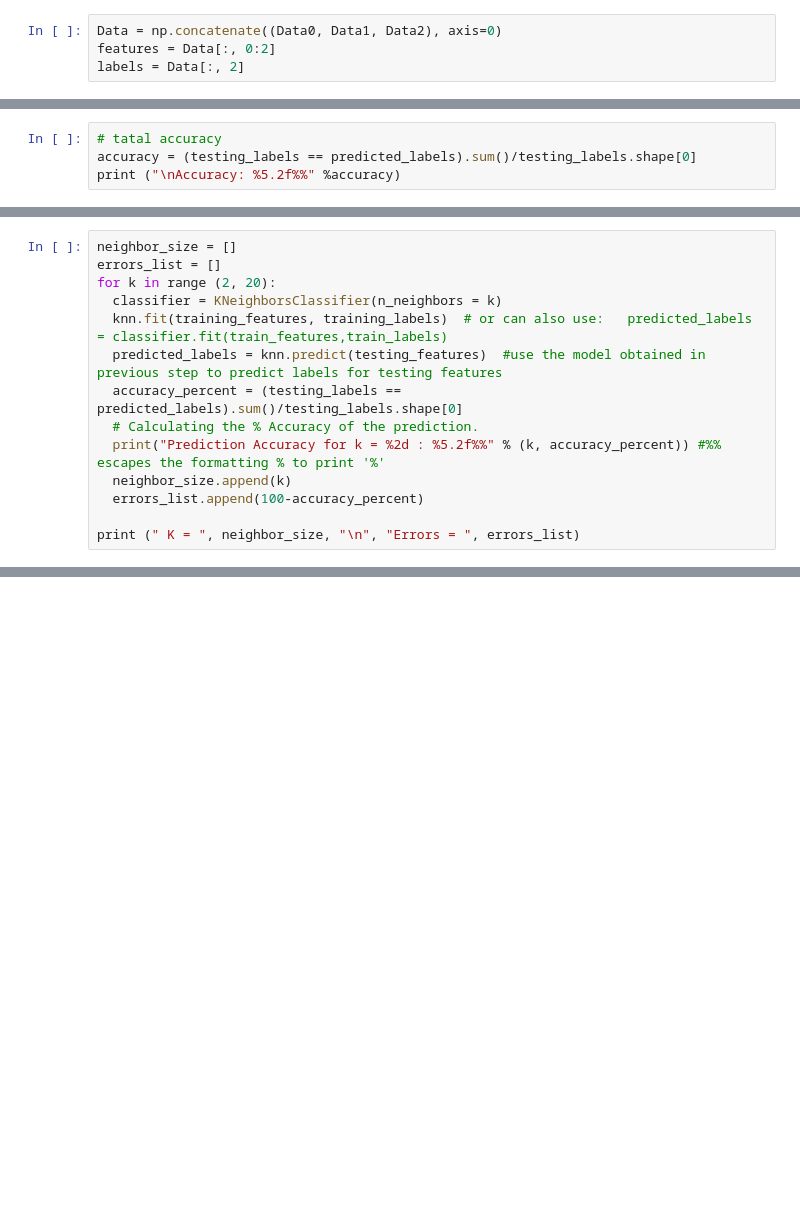
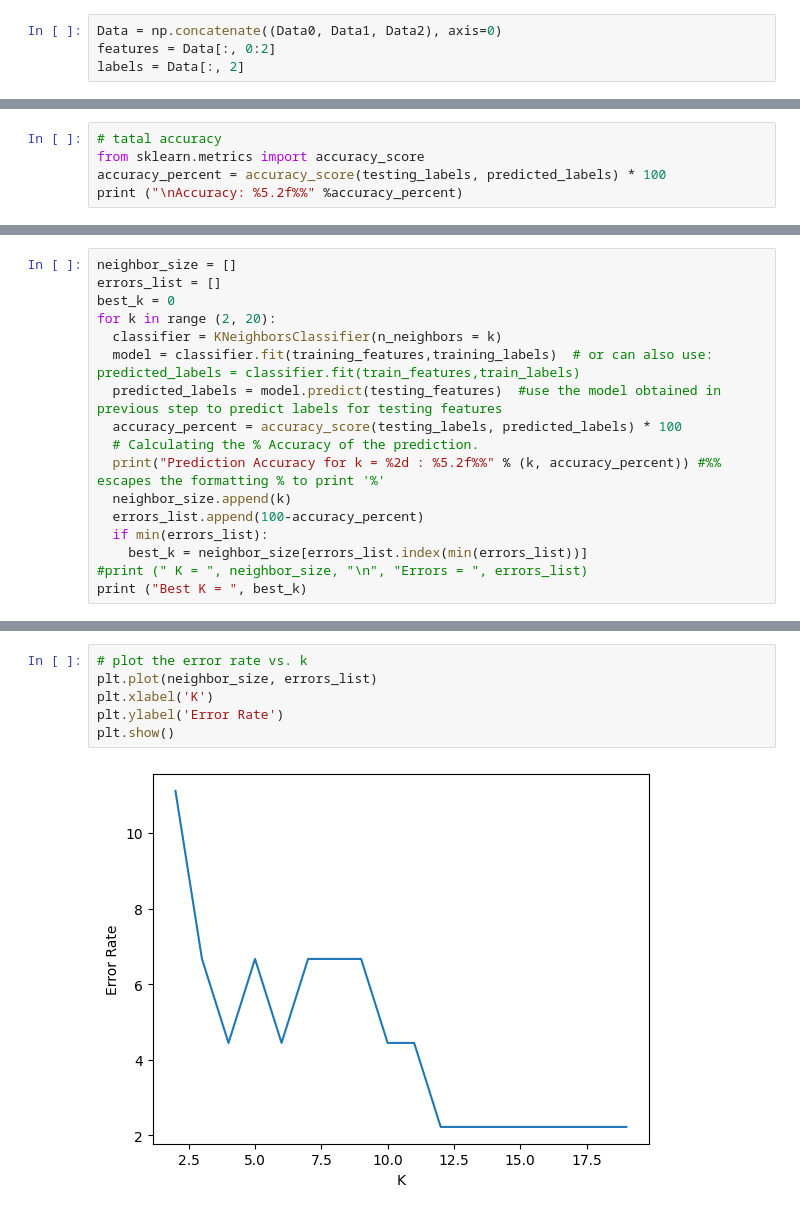
Before and after one commit to Freewifi-100/CPE393-Machine-Learning, a Jupyter notebook: Quiz2/1.ipynb, the cells around one changed output, grey strips where cells are left out. Saved outputs shown, nothing was run; the diff lists cells and outputs as text; blank space fills up the shorter version.

```diff
--- a/Quiz2/1.ipynb
+++ b/Quiz2/1.ipynb
@@ -93,5 +75,6 @@ Number of correct predictions: 39. Out of total test cases 45.
 # %%
 # tatal accuracy
-accuracy = (testing_labels == predicted_labels).sum()/testing_labels.shape[0]
-print ("\nAccuracy: %5.2f%%" %accuracy)
+from sklearn.metrics import accuracy_score
+accuracy_percent = accuracy_score(testing_labels, predicted_labels) * 100
+print ("\nAccuracy: %5.2f%%" %accuracy_percent)
 # %% [output]
@@ -99,15 +84,18 @@ Accuracy:  0.87%
 # %%
 neighbor_size = []
 errors_list = []
+best_k = 0
 for k in range (2, 20):
   classifier = KNeighborsClassifier(n_neighbors = k)
-  knn.fit(training_features, training_labels)  # or can also use:   predicted_labels = classifier.fit(train_features,train_labels)
-  predicted_labels = knn.predict(testing_features)  #use the model obtained in previous step to predict labels for testing features
-  accuracy_percent = (testing_labels == predicted_labels).sum()/testing_labels.shape[0]
+  model = classifier.fit(training_features,training_labels)  # or can also use:   predicted_labels = classifier.fit(train_features,train_labels)
+  predicted_labels = model.predict(testing_features)  #use the model obtained in previous step to predict labels for testing features
+  accuracy_percent = accuracy_score(testing_labels, predicted_labels) * 100
   # Calculating the % Accuracy of the prediction.
   print("Prediction Accuracy for k = %2d : %5.2f%%" % (k, accuracy_percent)) #%% escapes the formatting % to print '%'
   neighbor_size.append(k)
   errors_list.append(100-accuracy_percent)
-
-print (" K = ", neighbor_size, "\n", "Errors = ", errors_list)
+  if min(errors_list):
+    best_k = neighbor_size[errors_list.index(min(errors_list))]
+#print (" K = ", neighbor_size, "\n", "Errors = ", errors_list)
+print ("Best K = ", best_k)
 # %% [output]
@@ -133,0 +121,8 @@ Prediction Accuracy for k = 19 :  0.87%
+# %%
+# plot the error rate vs. k
+plt.plot(neighbor_size, errors_list)
+plt.xlabel('K')
+plt.ylabel('Error Rate')
+plt.show()
+# %% [output]
+[figure, added]
```
Also changed, not shown: parts of 11 cells of this notebook.
